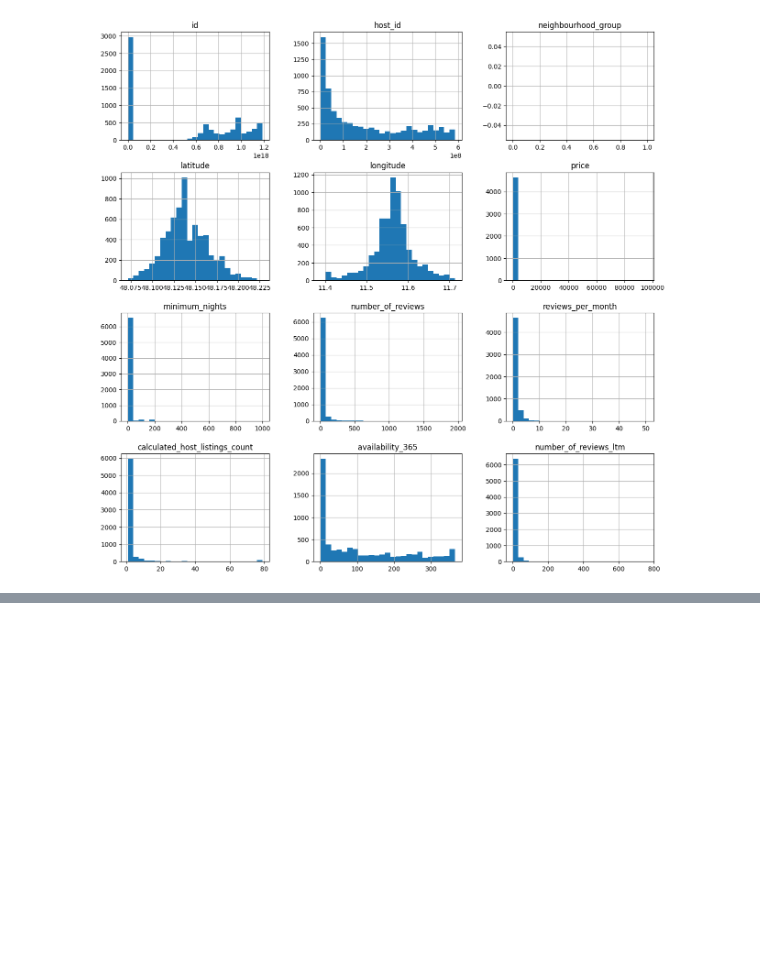
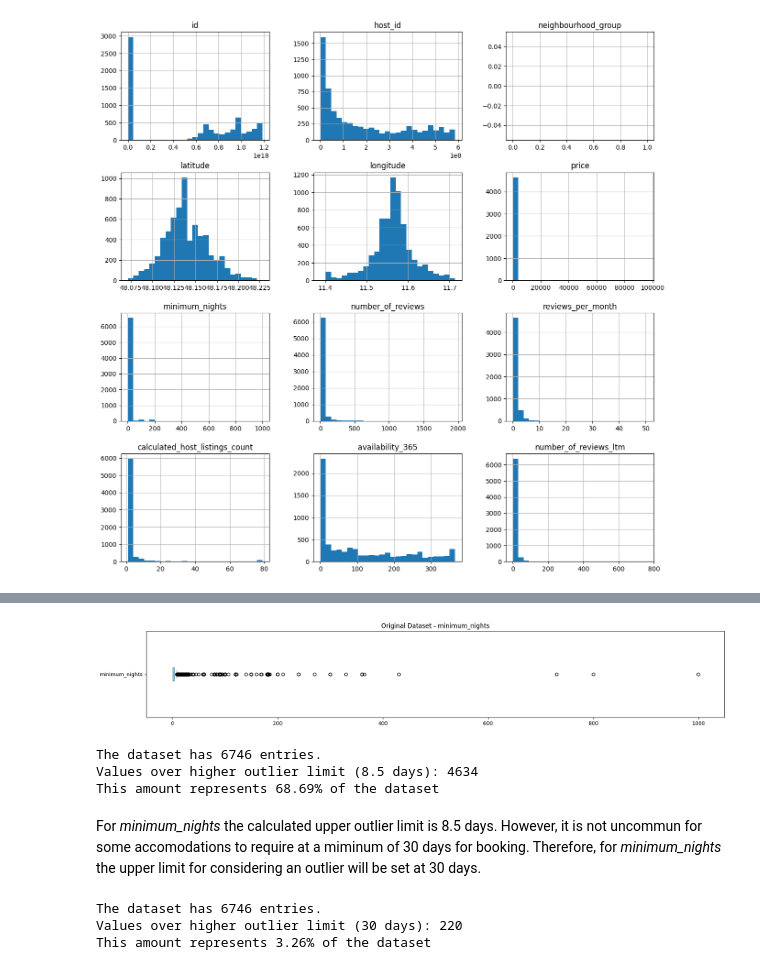
Before and after one commit to hugomaestri/data_science, a Jupyter notebook: 0-Airbnb_data_analysis.ipynb, the cells around one changed output, grey strips where cells are left out. Saved outputs shown, nothing was run; the diff lists cells and outputs as text; code cells hidden in the pictures; blank space fills up the shorter version.

```diff
--- a/0-Airbnb_data_analysis.ipynb
+++ b/0-Airbnb_data_analysis.ipynb
@@ -117,0 +163,43 @@ df.hist(bins=25,figsize=(15,15));
+# %%
+# boxplot for minimum_nights
+fig, ax = plt.subplots()
+df["minimum_nights"].plot(kind="box",vert=False, figsize=(20,3))
+ax.set_title("Original Dataset - minimum_nights")
+plt.show()
+
+# inter quantile range for price
+q1_minimum_nights = df["minimum_nights"].quantile(0.25)
+q3_minimum_nights = df["minimum_nights"].quantile(0.75)
+IQR_minimum_nights = q3_minimum_nights - q1_minimum_nights
+
+# limits value to classify outliers
+higher_outlier_limit_minimum_nights = q3_minimum_nights + 1.5 * IQR_minimum_nights
+lower_outlier_limit_minimum_nights = q1_minimum_nights - 1.5 * IQR_minimum_nights
+
+total_minimum_nights_outliers = len(df[df["price"] > higher_outlier_limit_minimum_nights])
+percentual_minimum_nights_outliers = total_minimum_nights_outliers / df.shape[0] * 100
+
+
+print(f"The dataset has {df.shape[0]} entries.")
+print(f"Values over higher outlier limit ({higher_outlier_limit_minimum_nights} days): {total_minimum_nights_outliers}")
+print(f"This amount represents {percentual_minimum_nights_outliers:.2f}% of the dataset")
+# %% [output]
+[figure, added]
+The dataset has 6746 entries.
+Values over higher outlier limit (8.5 days): 4634
+This amount represents 68.69% of the dataset
+# %% [markdown]
+For *minimum_nights* the calculated upper outlier limit is 8.5 days. However, it is not uncommun for some accomodations to require at a miminum of 30 days for booking. Therefore, for *minimum_nights*  the upper limit for considering an outlier will be set at 30 days.
+# %%
+higher_outlier_limit_minimum_nights = 30
+total_minimum_nights_outliers = len(df[df["minimum_nights"] > 30.0])
+percentual_minimum_nights_outliers = total_minimum_nights_outliers / df.shape[0] * 100
+
+
+print(f"The dataset has {df.shape[0]} entries.")
+print(f"Values over higher outlier limit ({higher_outlier_limit_minimum_nights} days): {total_minimum_nights_outliers}")
+print(f"This amount represents {percentual_minimum_nights_outliers:.2f}% of the dataset")
+# %% [output]
+The dataset has 6746 entries.
+Values over higher outlier limit (30 days): 220
+This amount represents 3.26% of the dataset
```
Also changed, not shown: parts of 11 cells of this notebook.
